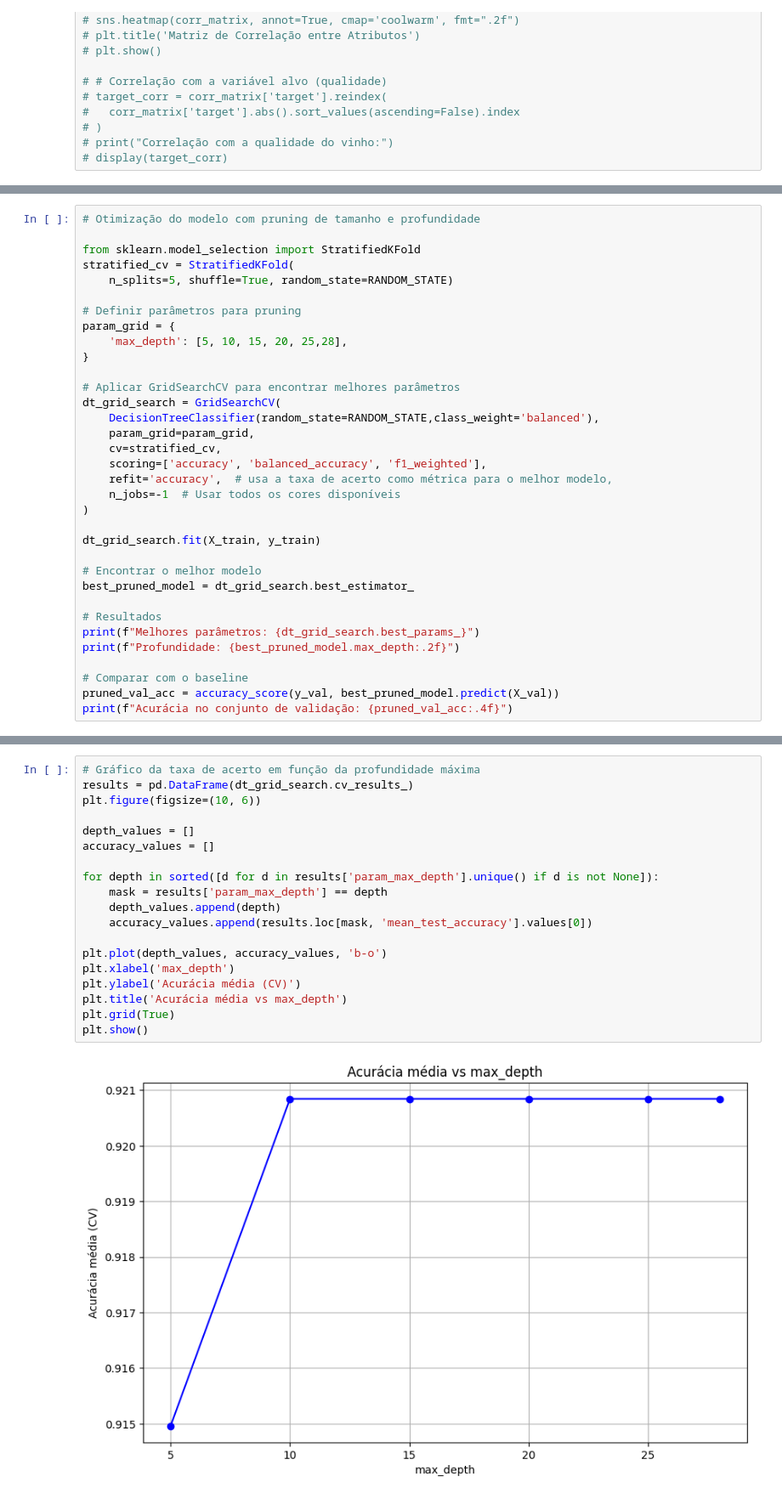
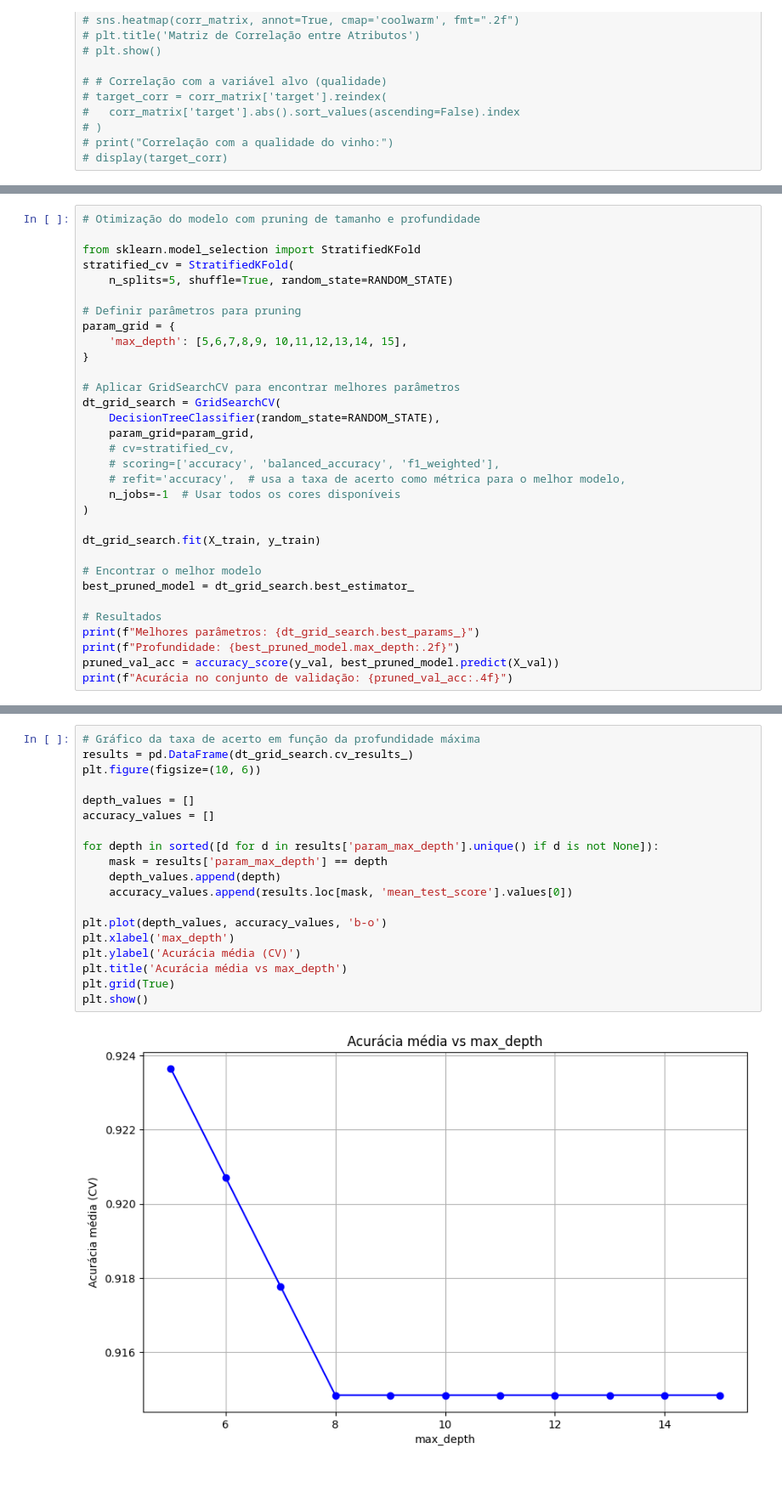
Before and after one commit to dfantonio/UFRGS-ELE401, a Jupyter notebook: projeto1-wine_dataset/modelagem.ipynb, the cells around one changed output, grey strips where cells are left out. Shown: that part at 85% size. Drawn from its saved outputs; the diff is of its cells as text.

```diff
--- a/projeto1-wine_dataset/modelagem.ipynb
+++ b/projeto1-wine_dataset/modelagem.ipynb
@@ -230,16 +227,16 @@ stratified_cv = StratifiedKFold(
 
 # Definir parâmetros para pruning
 param_grid = {
-    'max_depth': [5, 10, 15, 20, 25,28],
+    'max_depth': [5,6,7,8,9, 10,11,12,13,14, 15],
 }
 
 # Aplicar GridSearchCV para encontrar melhores parâmetros
 dt_grid_search = GridSearchCV(
-    DecisionTreeClassifier(random_state=RANDOM_STATE,class_weight='balanced'),
+    DecisionTreeClassifier(random_state=RANDOM_STATE),
     param_grid=param_grid,
-    cv=stratified_cv,
-    scoring=['accuracy', 'balanced_accuracy', 'f1_weighted'],
-    refit='accuracy',  # usa a taxa de acerto como métrica para o melhor modelo,
+    # cv=stratified_cv,
+    # scoring=['accuracy', 'balanced_accuracy', 'f1_weighted'],
+    # refit='accuracy',  # usa a taxa de acerto como métrica para o melhor modelo,
     n_jobs=-1  # Usar todos os cores disponíveis
 )
 
@@ -251,8 +248,6 @@ best_pruned_model = dt_grid_search.best_estimator_
 # Resultados
 print(f"Melhores parâmetros: {dt_grid_search.best_params_}")
 print(f"Profundidade: {best_pruned_model.max_depth:.2f}")
-
-# Comparar com o baseline
 pruned_val_acc = accuracy_score(y_val, best_pruned_model.predict(X_val))
 print(f"Acurácia no conjunto de validação: {pruned_val_acc:.4f}")
 # %% [output]
@@ -262,24 +257,24 @@ Acurácia no conjunto de validação: 0.9386
 # %%
 # Gráfico da taxa de acerto em função da profundidade máxima
 results = pd.DataFrame(dt_grid_search.cv_results_)
 plt.figure(figsize=(10, 6))
 
 depth_values = []
 accuracy_values = []
 
 for depth in sorted([d for d in results['param_max_depth'].unique() if d is not None]):
     mask = results['param_max_depth'] == depth
     depth_values.append(depth)
-    accuracy_values.append(results.loc[mask, 'mean_test_accuracy'].values[0])
+    accuracy_values.append(results.loc[mask, 'mean_test_score'].values[0])
 
 plt.plot(depth_values, accuracy_values, 'b-o')
 plt.xlabel('max_depth')
 plt.ylabel('Acurácia média (CV)')
 plt.title('Acurácia média vs max_depth')
 plt.grid(True)
 plt.show()
 # %% [output]
-[figure, old version]
+[figure, new version]
 # %%
 # Gera gráfico relacionando o número de features com a taxa de acerto
 
```
Also changed, not shown: parts of 10 cells of this notebook, 3 other files.
